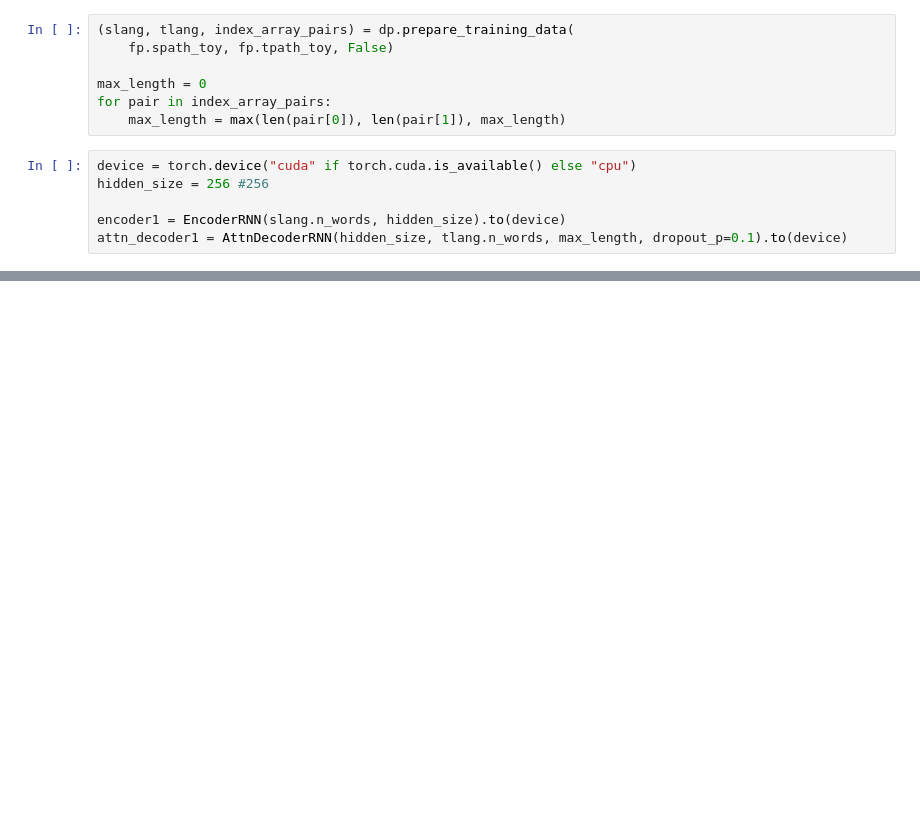
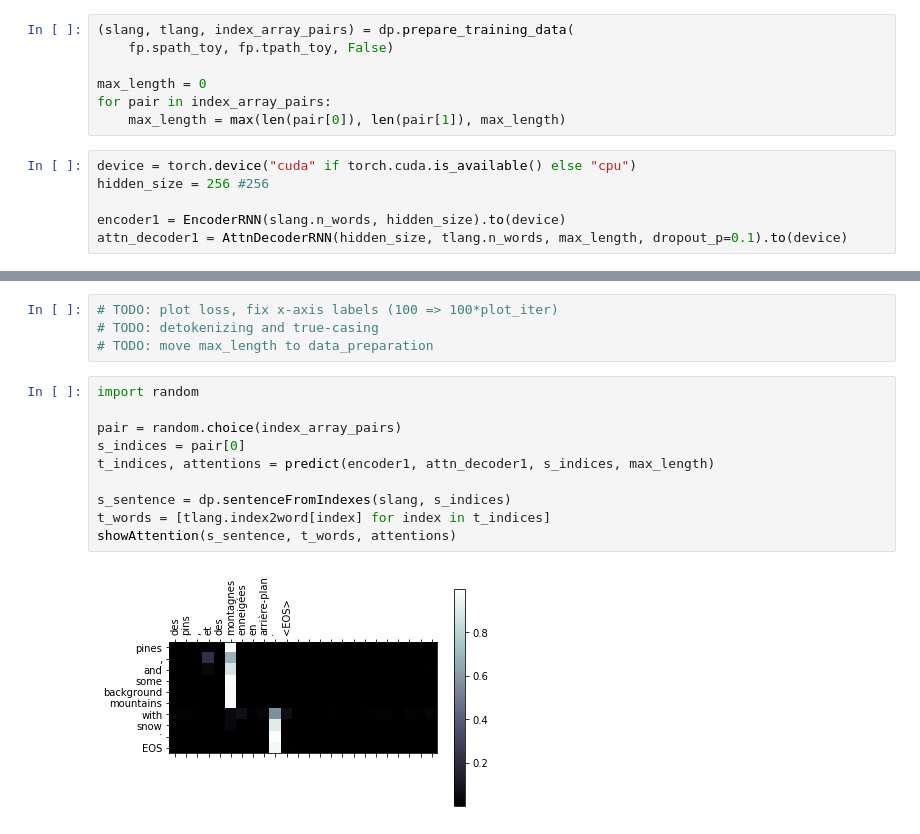
Before and after one commit to maartje/NLP2-Project2, a Jupyter notebook: src/Notebook_Klad.ipynb, the cells around one changed output, grey strips where cells are left out. Cells and saved outputs as stored; diff of their text form; blank space fills up the shorter version.

Commit message:
show attention plot

```diff
--- a/src/Notebook_Klad.ipynb
+++ b/src/Notebook_Klad.ipynb
@@ -66,0 +49,16 @@ showPlot(plot_losses)
+# %%
+# TODO: plot loss, fix x-axis labels (100 => 100*plot_iter)
+# TODO: detokenizing and true-casing
+# TODO: move max_length to data_preparation
+# %%
+import random
+
+pair = random.choice(index_array_pairs)
+s_indices = pair[0]
+t_indices, attentions = predict(encoder1, attn_decoder1, s_indices, max_length)
+
+s_sentence = dp.sentenceFromIndexes(slang, s_indices)
+t_words = [tlang.index2word[index] for index in t_indices]
+showAttention(s_sentence, t_words, attentions)
+# %% [output]
+[figure, added]
```
Also changed, not shown: parts of 5 cells of this notebook.
